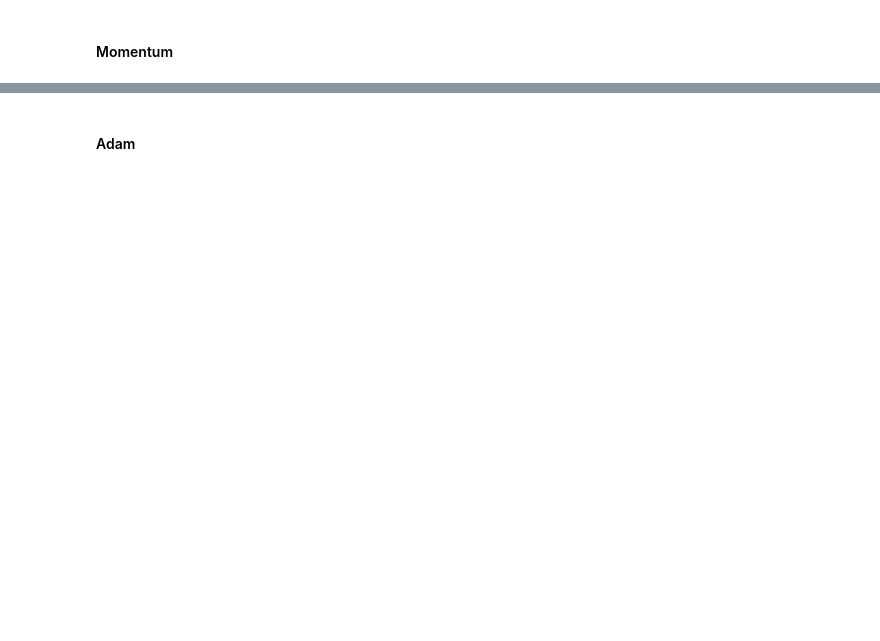
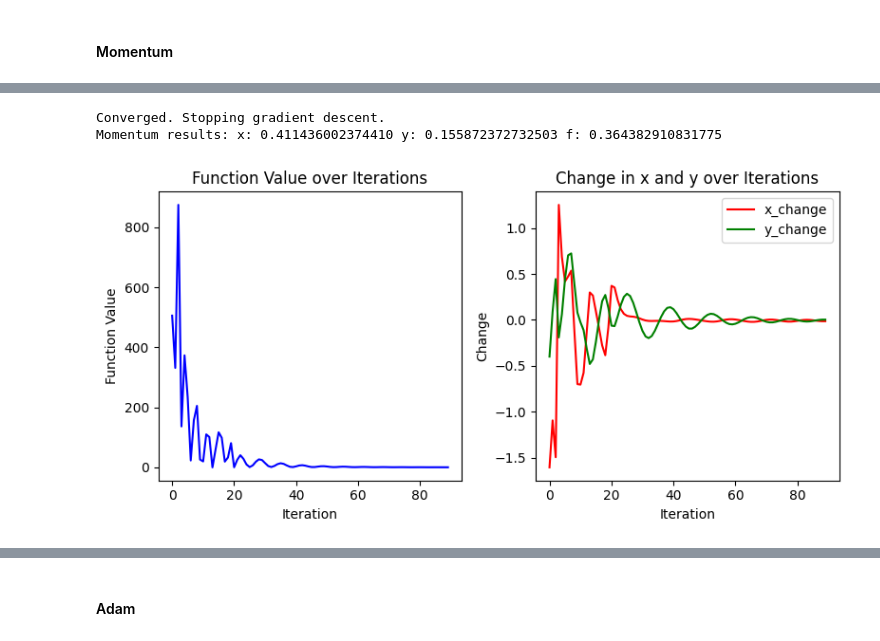
Before and after one commit to THECODEDEMOGORGON/mlt_homeworks, a Jupyter notebook: hw_2(task3).ipynb, the cells around one changed output, grey strips where cells are left out. Saved outputs shown, nothing was run; the diff lists cells and outputs as text; code cells hidden in the pictures; blank space fills up the shorter version.

```diff
--- a/hw_2(task3).ipynb
+++ b/hw_2(task3).ipynb
@@ -167,0 +222,9 @@ plot_optimization_results(momentum_history, momentum_change_history)
+# %%
+mom_x, mom_y, momentum_history, momentum_change_history = gradient_descent_momentum(f, initial_x, initial_y, der_x, der_y,
+                                                                                    beta=0.9, learning_rate=0.01)
+print('Momentum results:', 'x:', mom_x[-1], 'y:', mom_y[-1], 'f:', momentum_history[-1])
+plot_optimization_results(momentum_history, momentum_change_history)
+# %% [output]
+Converged. Stopping gradient descent.
+Momentum results: x: 0.411436002374410 y: 0.155872372732503 f: 0.364382910831775
+[figure, added]
```
Also changed, not shown: parts of 20 cells of this notebook.
